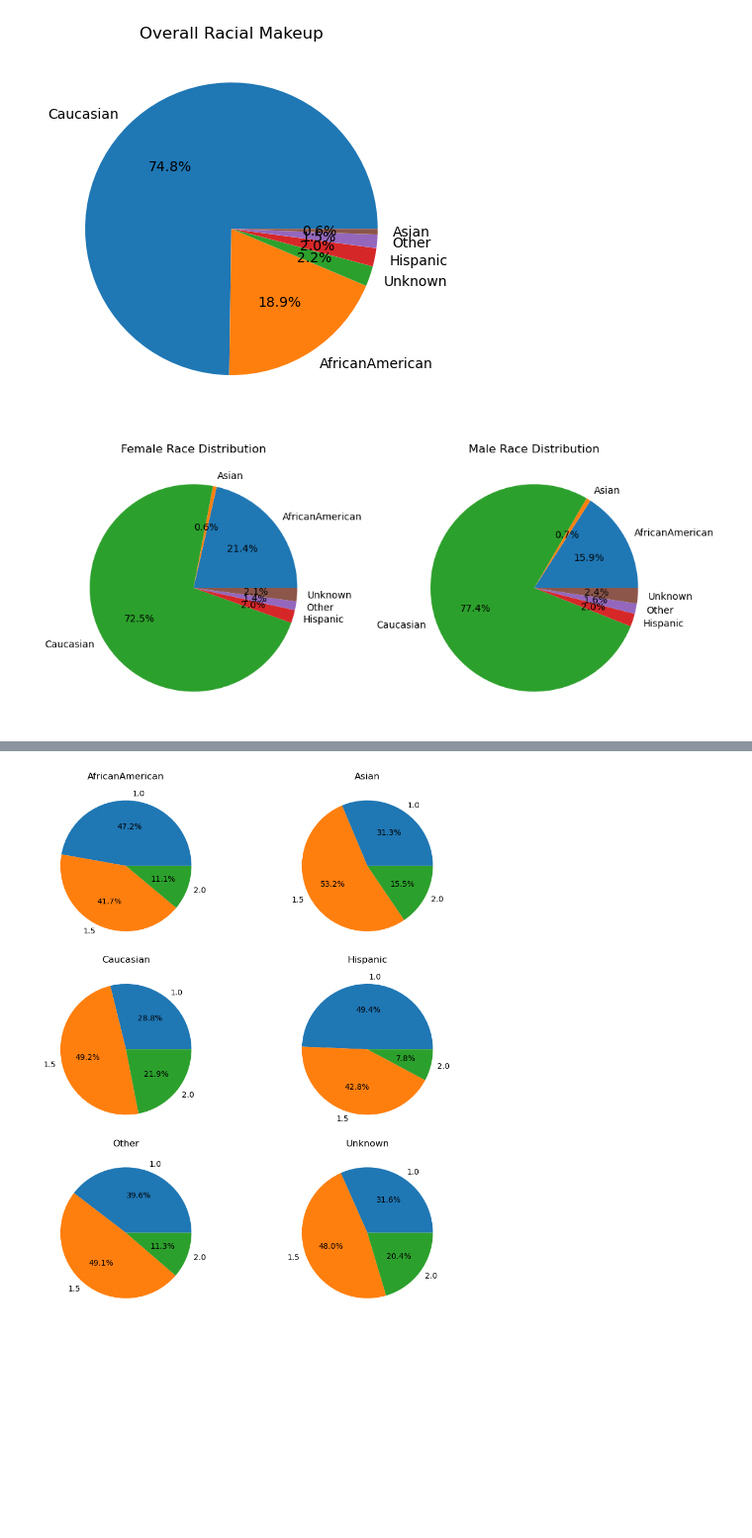
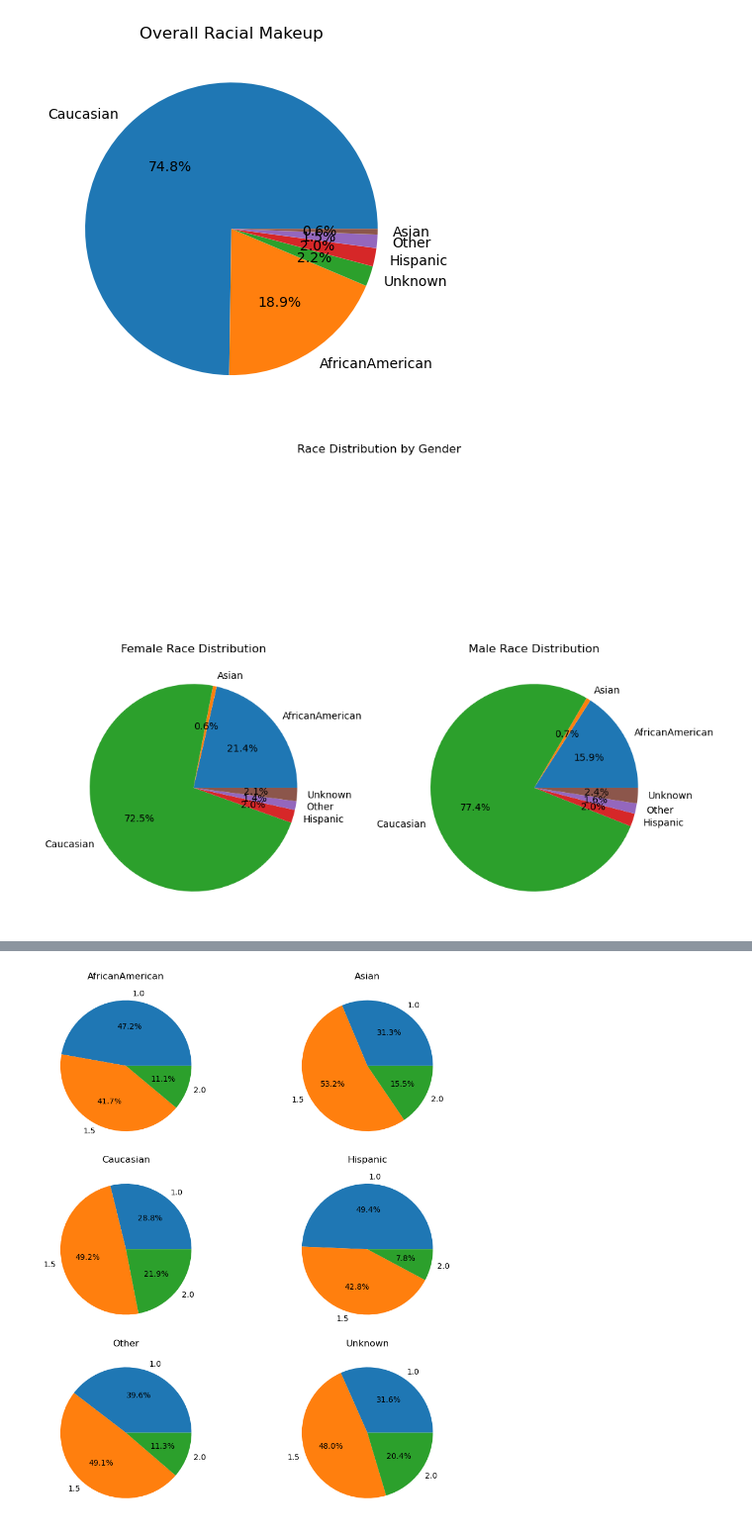
Before and after one commit to ctippett/DATA6550_Bias, a Jupyter notebook: Code/Roberts/first_analysis.ipynb, the cells around one changed output, grey strips where cells are left out. Shown at 99% size. Cells and saved outputs as stored; diff of their text form; code cells hidden in the pictures; blank space fills up the shorter version.

Commit message:
Added titles and axes names to graphs

```diff
--- a/Code/Roberts/first_analysis.ipynb
+++ b/Code/Roberts/first_analysis.ipynb
@@ -65,15 +65,16 @@ Text(0.5, 1.0, 'Overall Racial Makeup')
 # %%
 df_gender_race = df.groupby(['gender','race'], as_index=False)['encounter_id'].count()
 df_gender_race_f = df_gender_race[df_gender_race['gender']=='Female']
 df_gender_race_m = df_gender_race[df_gender_race['gender']=='Male']
 
 fig, axs = plt.subplots(1,2, figsize=(10,10))
+fig.suptitle('Race Distribution by Gender')
 axs[0].pie(df_gender_race_f['encounter_id'], labels=df_gender_race_f['race'], autopct='%1.1f%%')
 axs[0].set_title('Female Race Distribution')
 axs[1].pie(df_gender_race_m['encounter_id'], labels=df_gender_race_m['race'], autopct='%1.1f%%')
 axs[1].set_title('Male Race Distribution')
 plt.tight_layout()
 # %% [output]
-[figure, old version]
+[figure, new version]
 # %%
 fig, axs = plt.subplots(3, 2, figsize=(10,10))
```
Also changed, not shown: parts of 3 cells of this notebook.
